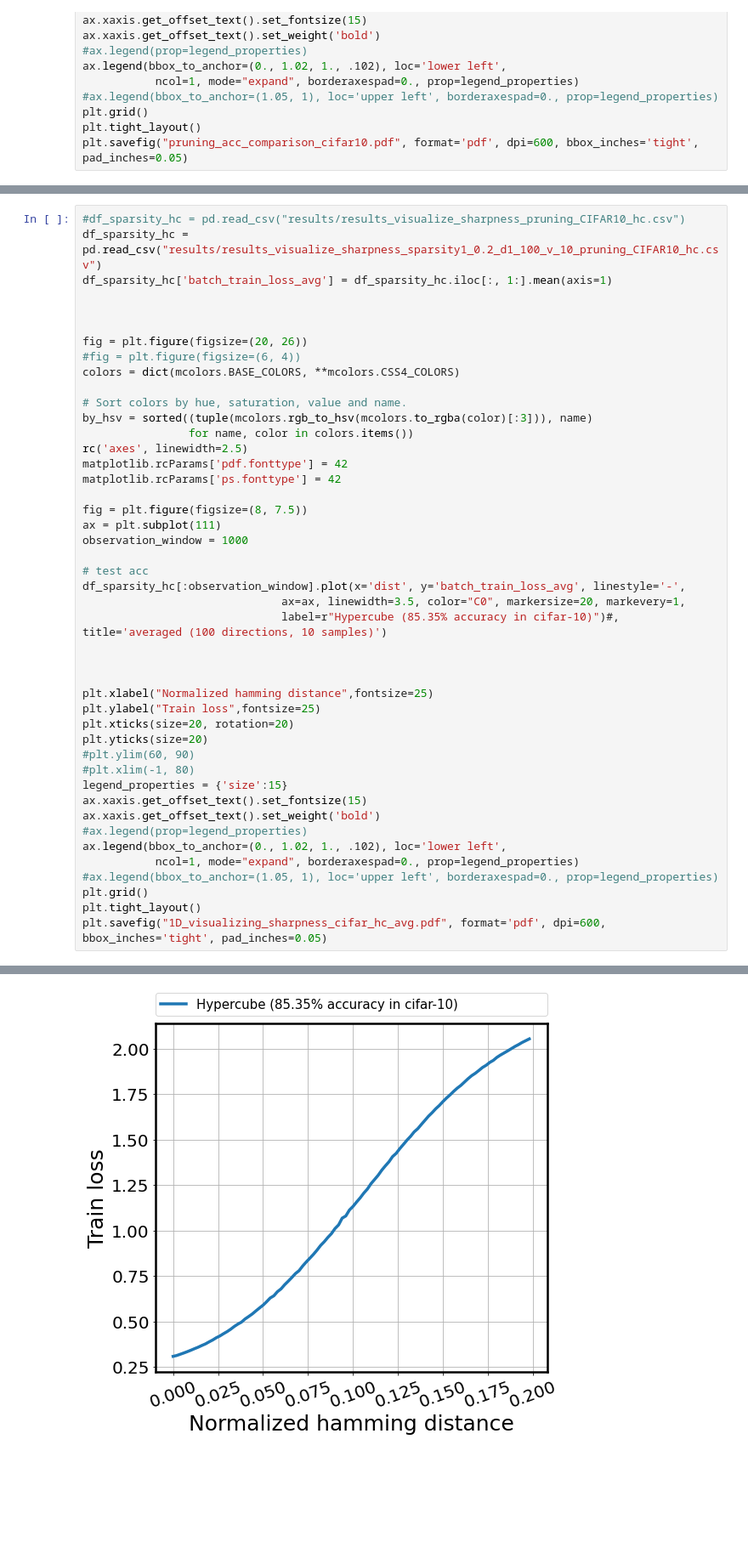
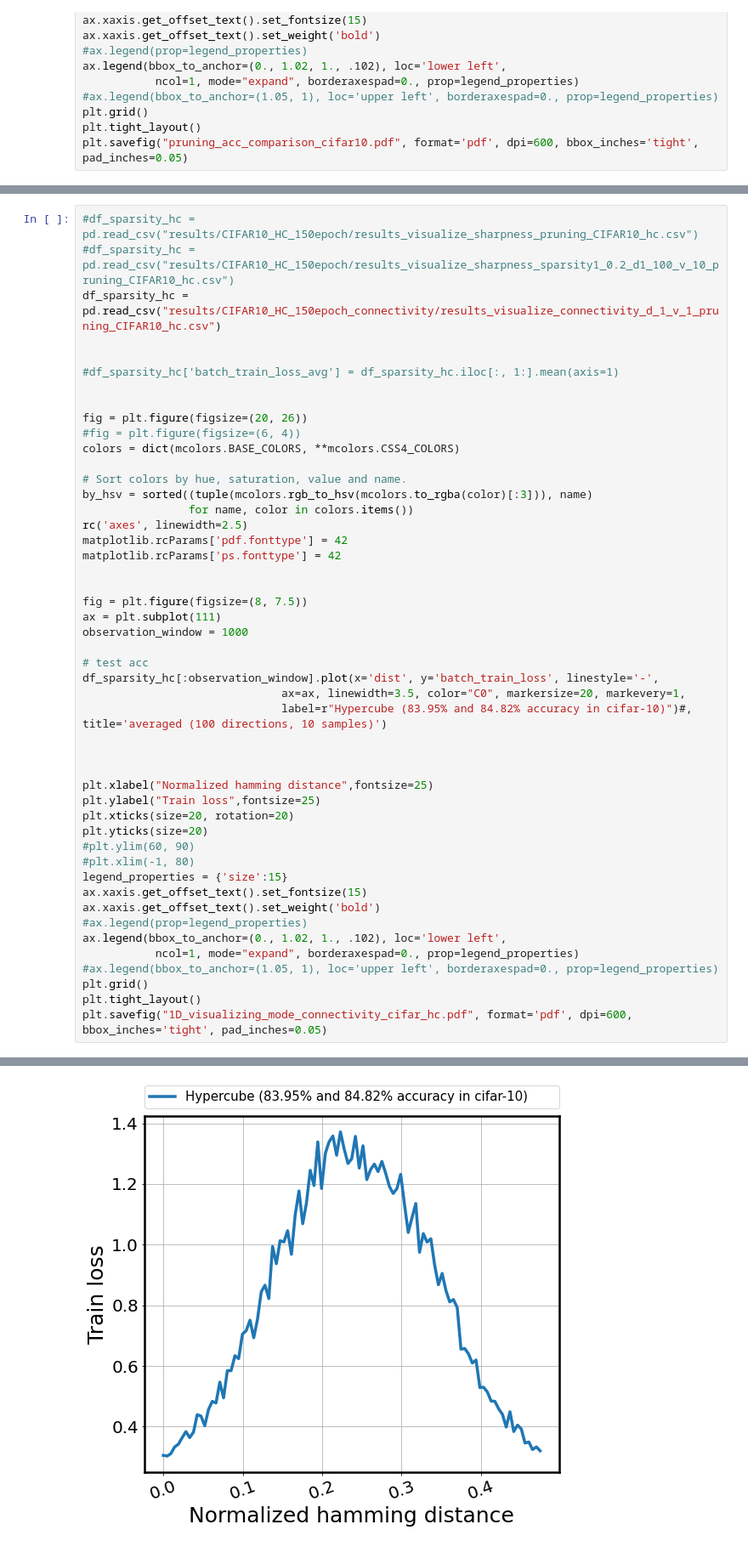
Before and after one commit to ksreenivasan/pruning_is_enough, a Jupyter notebook: plotting_things.ipynb, the cells around one changed output, grey strips where cells are left out. Shown at 85% size. Cells and saved outputs as stored; diff of their text form; blank space fills up the shorter version.

Commit message:
mode connectivity added

```diff
--- a/plotting_things.ipynb
+++ b/plotting_things.ipynb
@@ -289,8 +506,10 @@ plt.savefig("pruning_acc_comparison_cifar10.pdf", format='pdf', dpi=600, bbox_in
 # %%
-#df_sparsity_hc = pd.read_csv("results/results_visualize_sharpness_pruning_CIFAR10_hc.csv")
-df_sparsity_hc = pd.read_csv("results/results_visualize_sharpness_sparsity1_0.2_d1_100_v_10_pruning_CIFAR10_hc.csv")
-df_sparsity_hc['batch_train_loss_avg'] = df_sparsity_hc.iloc[:, 1:].mean(axis=1)
+#df_sparsity_hc = pd.read_csv("results/CIFAR10_HC_150epoch/results_visualize_sharpness_pruning_CIFAR10_hc.csv")
+#df_sparsity_hc = pd.read_csv("results/CIFAR10_HC_150epoch/results_visualize_sharpness_sparsity1_0.2_d1_100_v_10_pruning_CIFAR10_hc.csv")
+df_sparsity_hc = pd.read_csv("results/CIFAR10_HC_150epoch_connectivity/results_visualize_connectivity_d_1_v_1_pruning_CIFAR10_hc.csv")
 
+
+#df_sparsity_hc['batch_train_loss_avg'] = df_sparsity_hc.iloc[:, 1:].mean(axis=1)
 
 
 fig = plt.figure(figsize=(20, 26))
@@ -303,34 +522,35 @@ by_hsv = sorted((tuple(mcolors.rgb_to_hsv(mcolors.to_rgba(color)[:3])), name)
 rc('axes', linewidth=2.5)
 matplotlib.rcParams['pdf.fonttype'] = 42
 matplotlib.rcParams['ps.fonttype'] = 42
 
+
 fig = plt.figure(figsize=(8, 7.5))
 ax = plt.subplot(111)
 observation_window = 1000
 
 # test acc
-df_sparsity_hc[:observation_window].plot(x='dist', y='batch_train_loss_avg', linestyle='-',
+df_sparsity_hc[:observation_window].plot(x='dist', y='batch_train_loss', linestyle='-',
                               ax=ax, linewidth=3.5, color="C0", markersize=20, markevery=1,
-                              label=r"Hypercube (85.35% accuracy in cifar-10)")#, title='averaged (100 directions, 10 samples)')
+                              label=r"Hypercube (83.95% and 84.82% accuracy in cifar-10)")#, title='averaged (100 directions, 10 samples)')
 
 
 
 plt.xlabel("Normalized hamming distance",fontsize=25)
 plt.ylabel("Train loss",fontsize=25)
 plt.xticks(size=20, rotation=20)
 plt.yticks(size=20)
 #plt.ylim(60, 90)
 #plt.xlim(-1, 80)
 legend_properties = {'size':15}
 ax.xaxis.get_offset_text().set_fontsize(15)
 ax.xaxis.get_offset_text().set_weight('bold')
 #ax.legend(prop=legend_properties)
 ax.legend(bbox_to_anchor=(0., 1.02, 1., .102), loc='lower left',
            ncol=1, mode="expand", borderaxespad=0., prop=legend_properties)
 #ax.legend(bbox_to_anchor=(1.05, 1), loc='upper left', borderaxespad=0., prop=legend_properties)
 plt.grid()
 plt.tight_layout()
-plt.savefig("1D_visualizing_sharpness_cifar_hc_avg.pdf", format='pdf', dpi=600, bbox_inches='tight', pad_inches=0.05)
+plt.savefig("1D_visualizing_mode_connectivity_cifar_hc.pdf", format='pdf', dpi=600, bbox_inches='tight', pad_inches=0.05)
 # %% [output]
 <Figure size 1440x1872 with 0 Axes>
-[figure, old version]
+[figure, new version]
```
Also changed, not shown: parts of 15 cells of this notebook.
